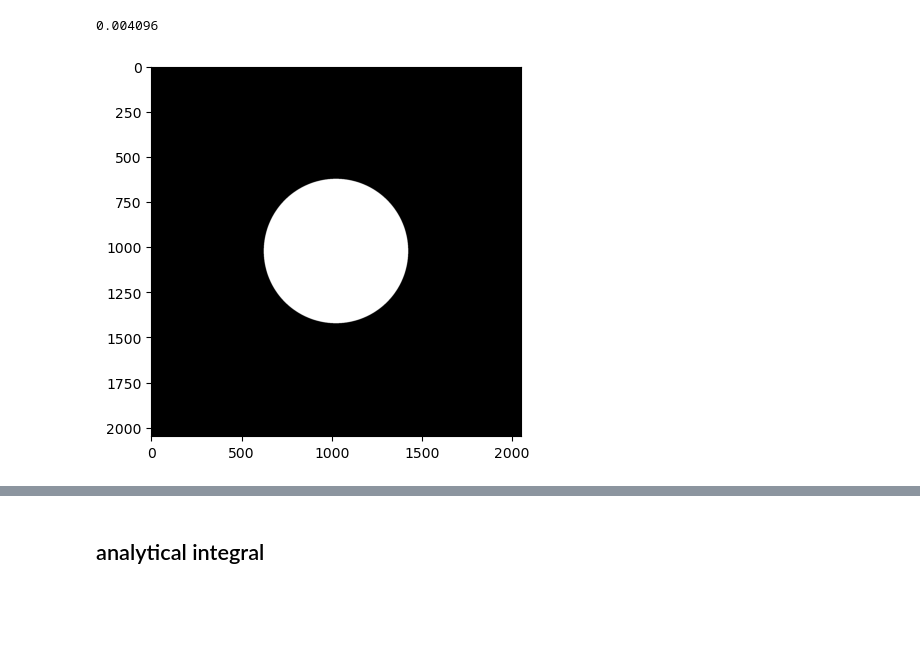
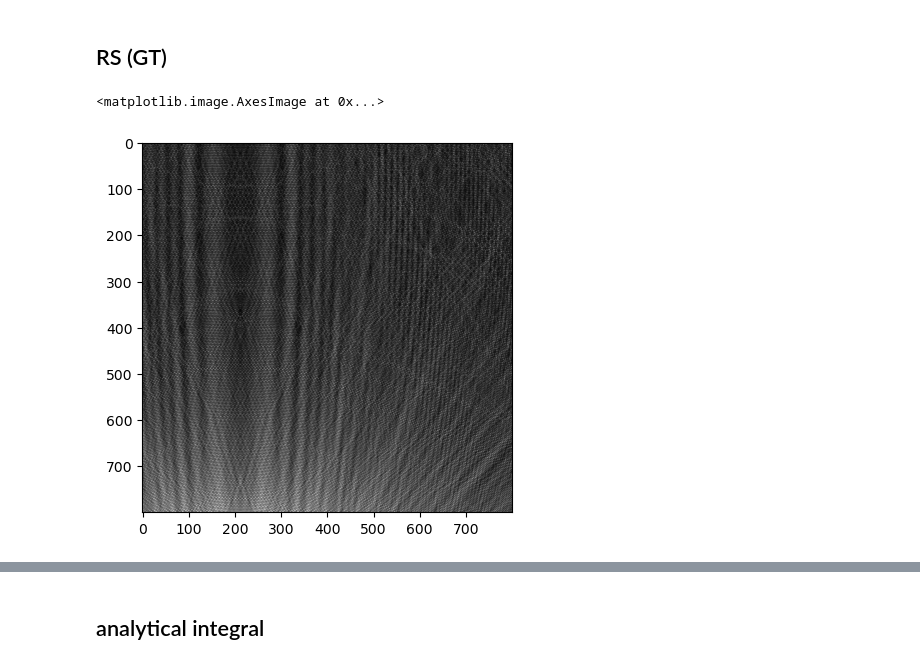
Before and after one commit to whywww/ASASM, a Jupyter notebook: test.ipynb, the cells around one changed output, grey strips where cells are left out. Drawn from its saved outputs; the diff is of its cells as text; code cells hidden in the pictures; blank space fills up the shorter version.

```diff
--- a/test.ipynb
+++ b/test.ipynb
@@ -353,4 +73,0 @@ ss, tt = np.meshgrid(s, t)
-# %%
-N * pitch**2 / lam
-# %% [output]
-0.004096
@@ -369,12 +73,0 @@ pupil = np.where(uu**2+vv**2<=r**2, 1, 0)
-# %%
-theta = 5 / 180 * math.pi
-zo = 1.7
-xo, yo = -math.tan(theta) * zo, 0
-# E0 = get_parallel_wave((0, 0), np.stack((xx, yy), axis=0), zo)
-E1 = pupil * get_parallel_wave((xo, yo), np.stack((xx, yy), axis=0), zo)
-# E0 = get_exact_spherical_wave_np((0, 0), np.stack((xx, yy), axis=0), zo) #* get_lens_phase_shift(25e-3, np.stack((xx, yy), axis=0))
-# E1 = pupil * get_exact_spherical_wave_np((xo, yo), np.stack((xx, yy), axis=0), zo) #* get_lens_phase_shift(25e-3, np.stack((xx, yy), axis=0))
-plt.imshow(np.abs(E1), cmap='gray')
-xs, ys = math.tan(theta) * z, 0
-# %% [output]
-[figure, removed]
@@ -380,0 +86,17 @@ xs, ys = math.tan(theta) * z, 0
+# %% [markdown]
+## RS (GT)
+# %%
+from diffractio.scalar_sources_XY import Scalar_source_XY
+from diffractio.scalar_masks_XY import Scalar_mask_XY
+u0 = Scalar_source_XY(x, y, lam)
+u0.spherical_wave((xo, yo), zo)
+t = Scalar_mask_XY(x, y, lam)
+t.lens(r0=(0,0), focal=f, radius=r*pitch)
+u1 = u0 * t
+u2 = u1.RS(z=z, new_field=True, amplification=(2,2))
+offxs, offys = int(xs / pitch), int(ys / pitch)
+# result0 = abs(u2.u)[N//2-offys-r:N//2-offys+r, N//2-offxs-r:N//2-offxs+r]
+# plt.imshow(result0, cmap='gray')
+# %% [output]
+<matplotlib.image.AxesImage at 0x...>
+[figure, added]
```
Also changed, not shown: parts of 36 cells of this notebook, 2 other files.
